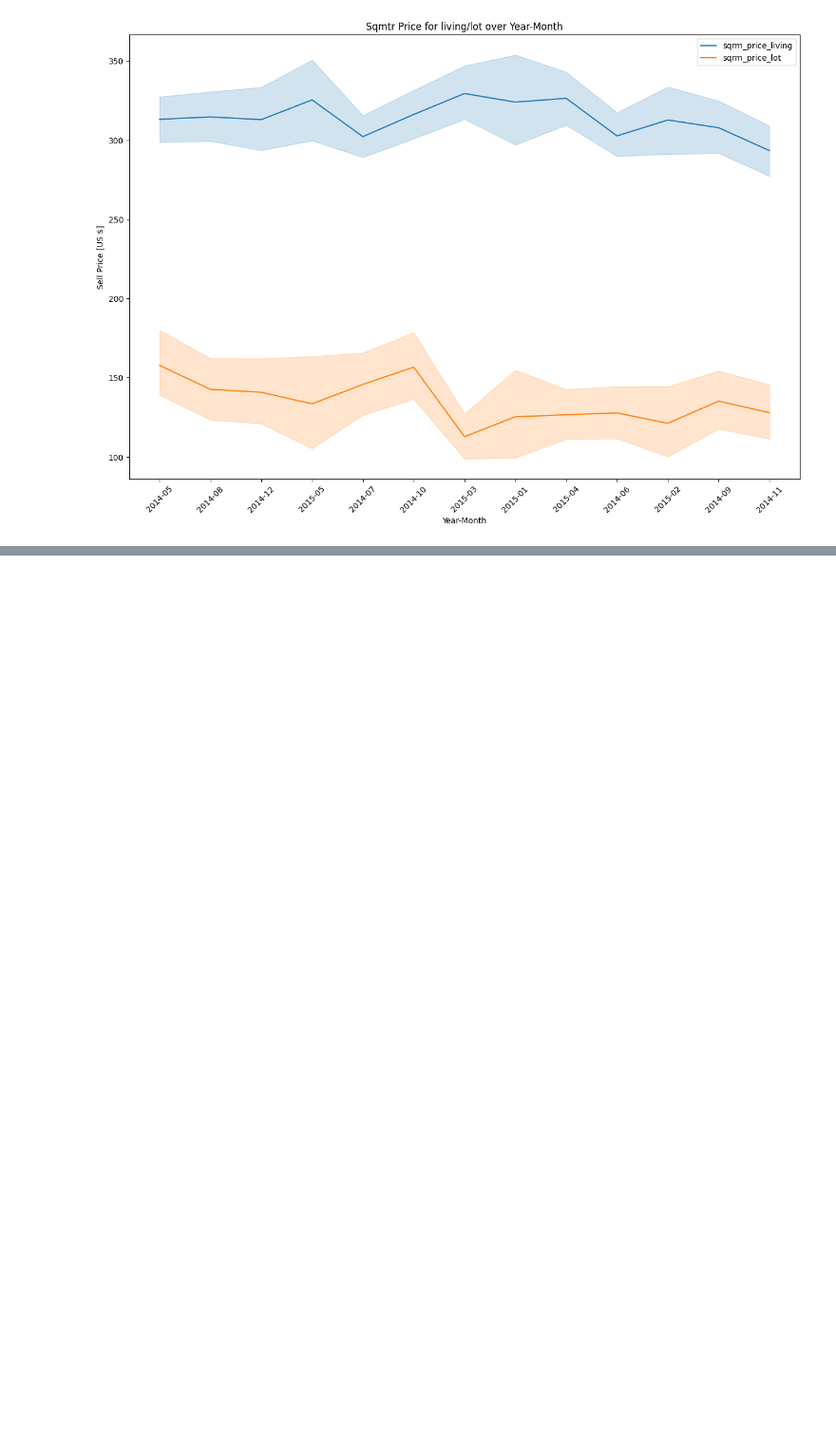
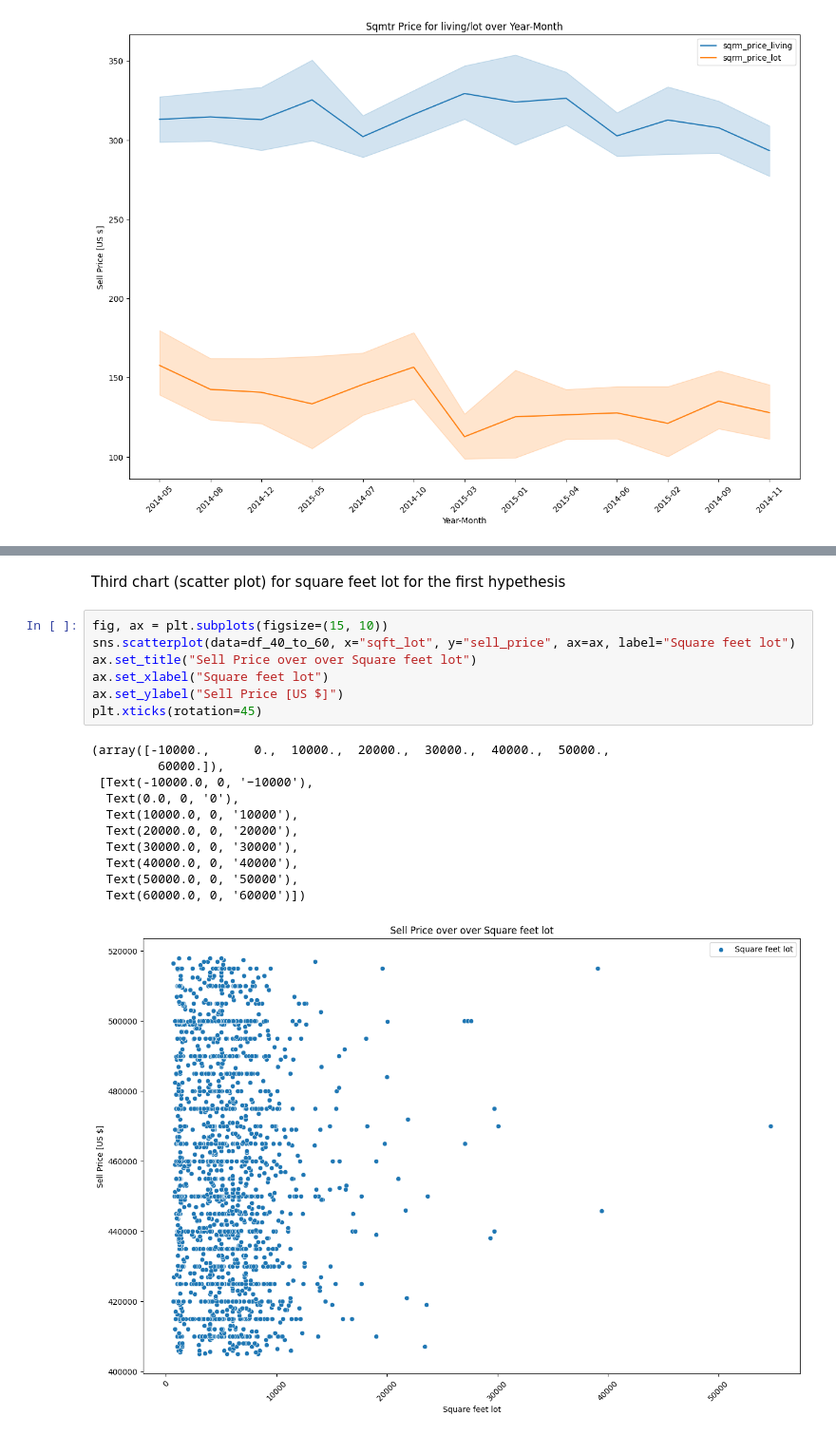
Before and after one commit to jale2025/ds-eda-project-template, a Jupyter notebook: result.ipynb, the cells around one changed output, grey strips where cells are left out. Shown at 95% size. Cells and saved outputs as stored; diff of their text form; blank space fills up the shorter version.

```diff
--- a/result.ipynb
+++ b/result.ipynb
@@ -283,0 +308,21 @@ ax.legend()
+# %% [markdown]
+Third chart (scatter plot) for square feet lot for the first hypethesis
+# %%
+fig, ax = plt.subplots(figsize=(15, 10))
+sns.scatterplot(data=df_40_to_60, x="sqft_lot", y="sell_price", ax=ax, label="Square feet lot")
+ax.set_title("Sell Price over over Square feet lot")
+ax.set_xlabel("Square feet lot")
+ax.set_ylabel("Sell Price [US $]")
+plt.xticks(rotation=45)
+# %% [output]
+(array([-10000.,      0.,  10000.,  20000.,  30000.,  40000.,  50000.,
+         60000.]),
+ [Text(-10000.0, 0, '−10000'),
+  Text(0.0, 0, '0'),
+  Text(10000.0, 0, '10000'),
+  Text(20000.0, 0, '20000'),
+  Text(30000.0, 0, '30000'),
+  Text(40000.0, 0, '40000'),
+  Text(50000.0, 0, '50000'),
+  Text(60000.0, 0, '60000')])
+[figure, added]
```
Also changed, not shown: parts of 2 cells of this notebook.
